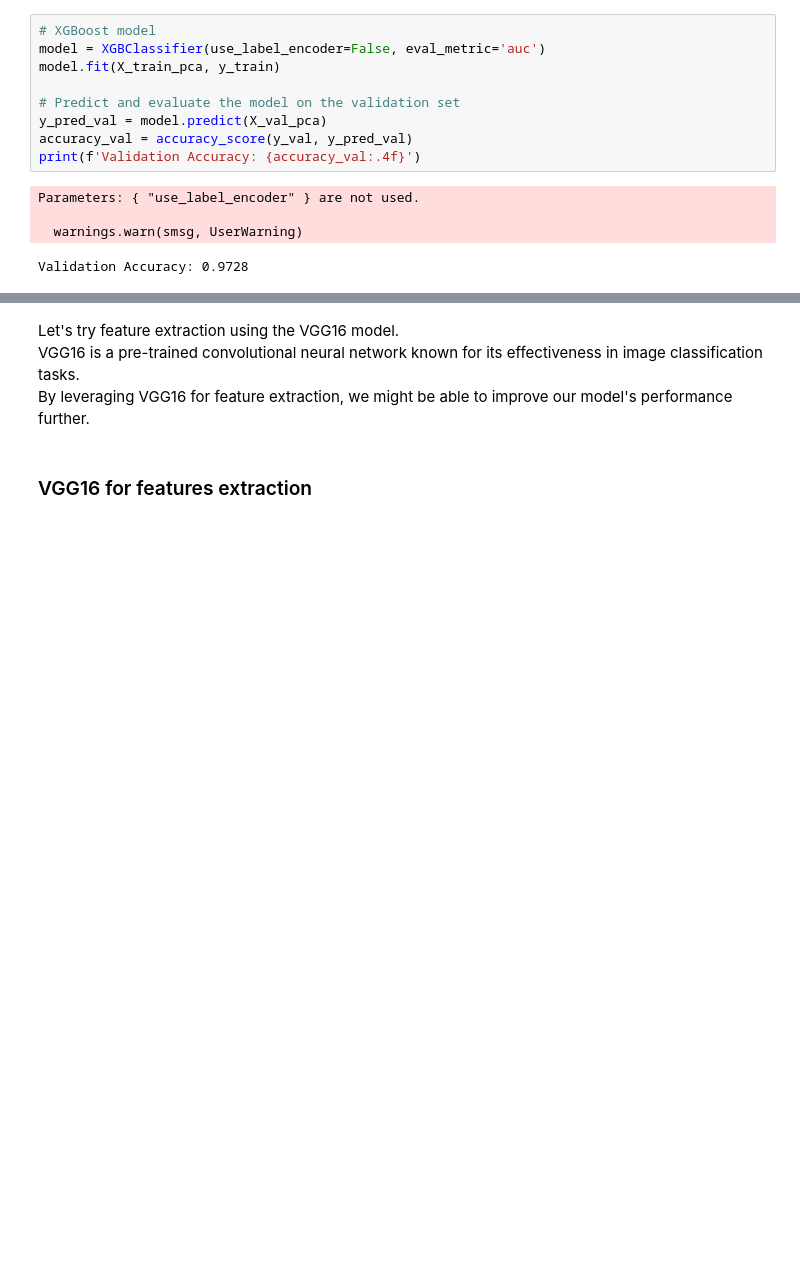
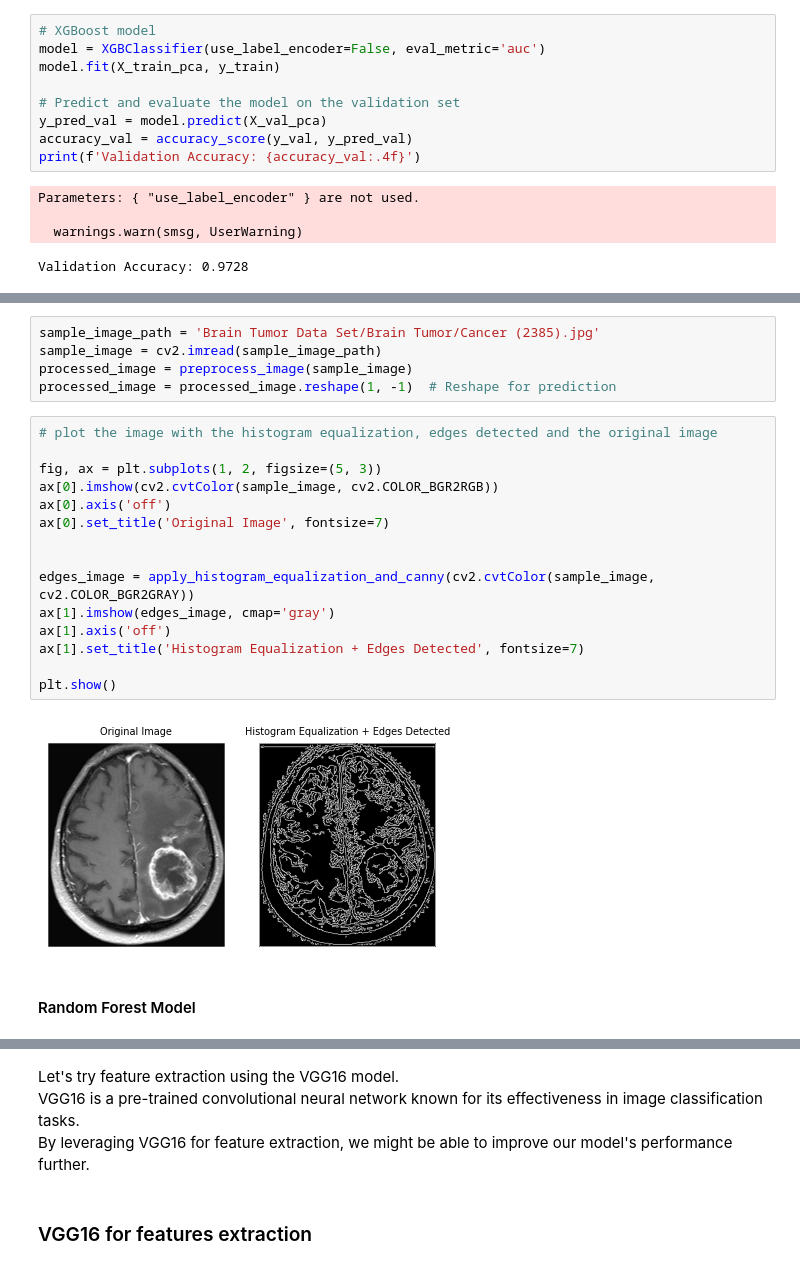
Before and after one commit to NoaAmichai/Brain_Tumor_Classification, a Jupyter notebook: Brain_Tumor_Classifiction.ipynb, the cells around one changed output, grey strips where cells are left out. Cells and saved outputs as stored; diff of their text form; blank space fills up the shorter version.

```diff
--- a/Brain_Tumor_Classifiction.ipynb
+++ b/Brain_Tumor_Classifiction.ipynb
@@ -952,0 +998,24 @@ This is a significant improvement, but let's explore if we can achieve even bett
+# %%
+sample_image_path = 'Brain Tumor Data Set/Brain Tumor/Cancer (2385).jpg'
+sample_image = cv2.imread(sample_image_path)
+processed_image = preprocess_image(sample_image)
+processed_image = processed_image.reshape(1, -1)  # Reshape for prediction
+# %%
+# plot the image with the histogram equalization, edges detected and the original image
+
+fig, ax = plt.subplots(1, 2, figsize=(5, 3))
+ax[0].imshow(cv2.cvtColor(sample_image, cv2.COLOR_BGR2RGB))
+ax[0].axis('off')
+ax[0].set_title('Original Image', fontsize=7)
+
+
+edges_image = apply_histogram_equalization_and_canny(cv2.cvtColor(sample_image, cv2.COLOR_BGR2GRAY))
+ax[1].imshow(edges_image, cmap='gray')
+ax[1].axis('off')
+ax[1].set_title('Histogram Equalization + Edges Detected', fontsize=7)
+
+plt.show()
+# %% [output]
+[figure, added]
+# %% [markdown]
+#### Random Forest Model
```
Also changed, not shown: parts of 11 cells of this notebook.
